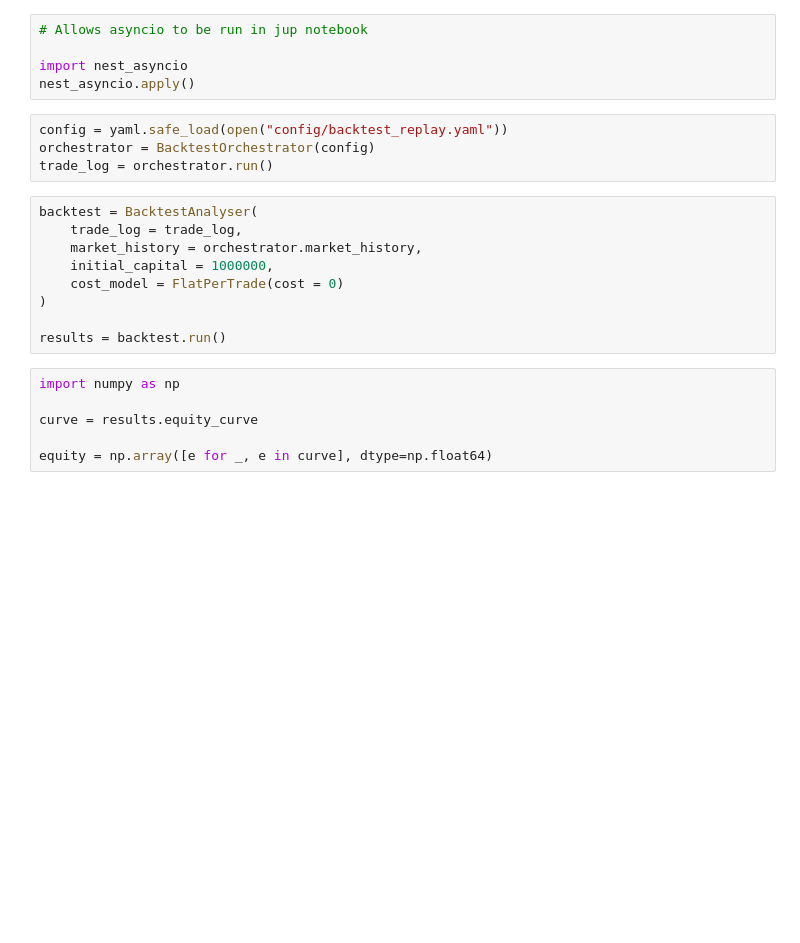
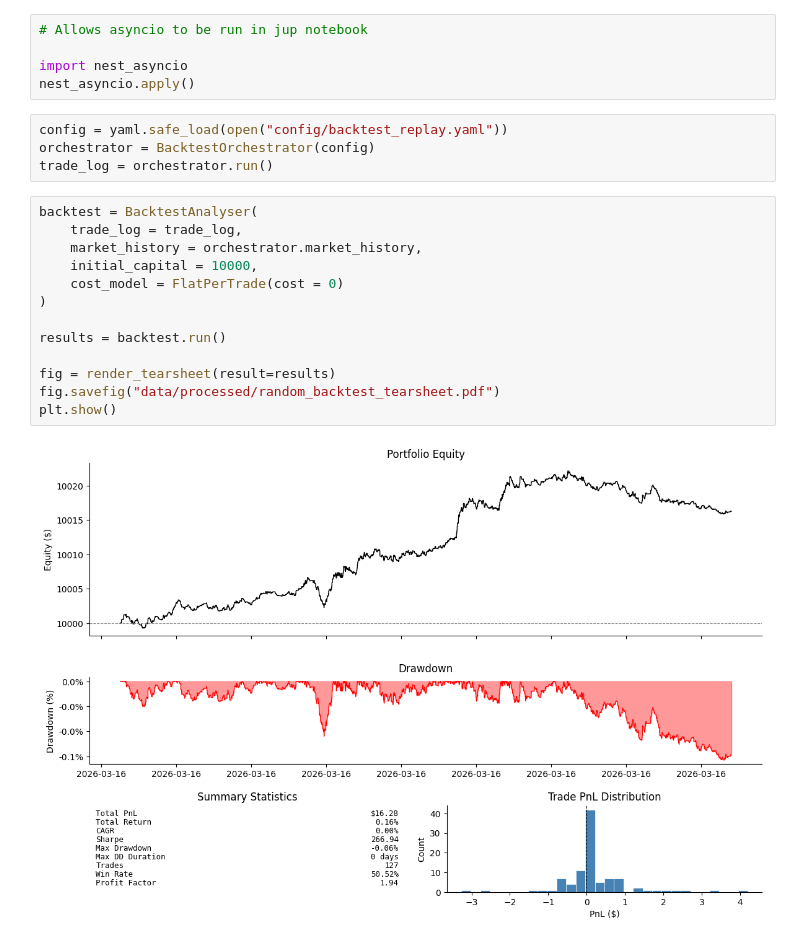
Before and after one commit to mattjarjoura1/Quantative-Trading-System, a Jupyter notebook: notebooks/config_demonstration.ipynb, the cells around one changed output. Saved outputs shown, nothing was run; the diff lists cells and outputs as text; blank space fills up the shorter version.

```diff
--- a/notebooks/config_demonstration.ipynb
+++ b/notebooks/config_demonstration.ipynb
@@ -18,15 +20,15 @@ trade_log = orchestrator.run()
 # %%
 backtest = BacktestAnalyser(
     trade_log = trade_log,
     market_history = orchestrator.market_history,
-    initial_capital = 1000000,
+    initial_capital = 10000,
     cost_model = FlatPerTrade(cost = 0)
 )
 
 results = backtest.run()
+
+fig = render_tearsheet(result=results)
+fig.savefig("data/processed/random_backtest_tearsheet.pdf")
+plt.show()
+# %% [output]
+[figure, added]
-# %%
-import numpy as np
-
-curve = results.equity_curve
-
-equity = np.array([e for _, e in curve], dtype=np.float64)
```
Also changed, not shown: parts of 2 cells of this notebook, 19 other files.
